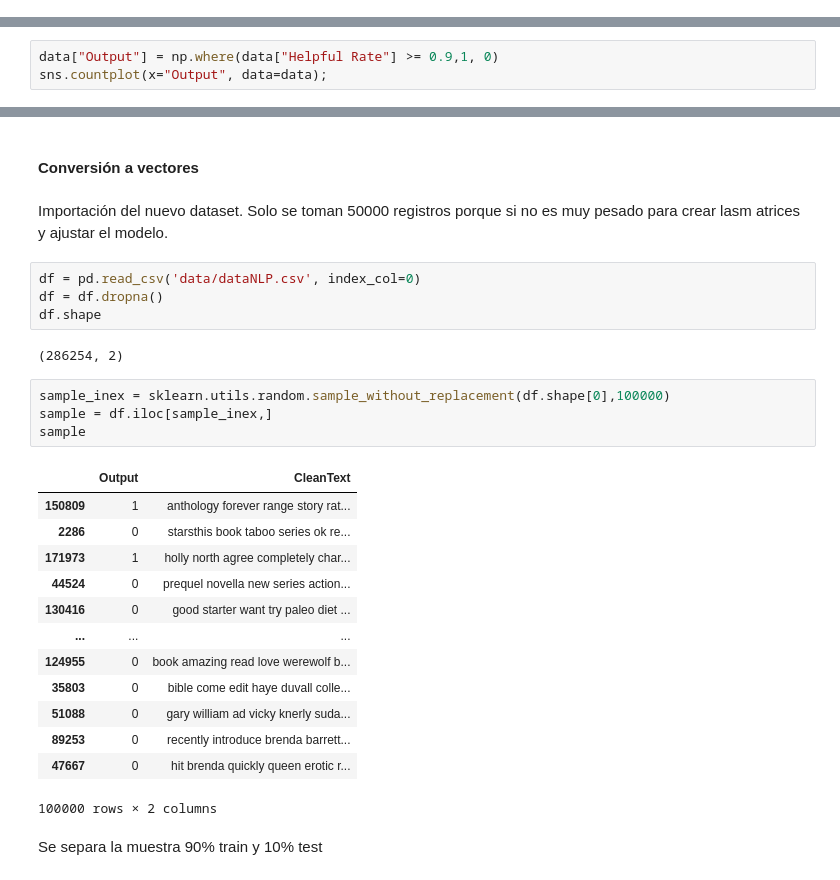
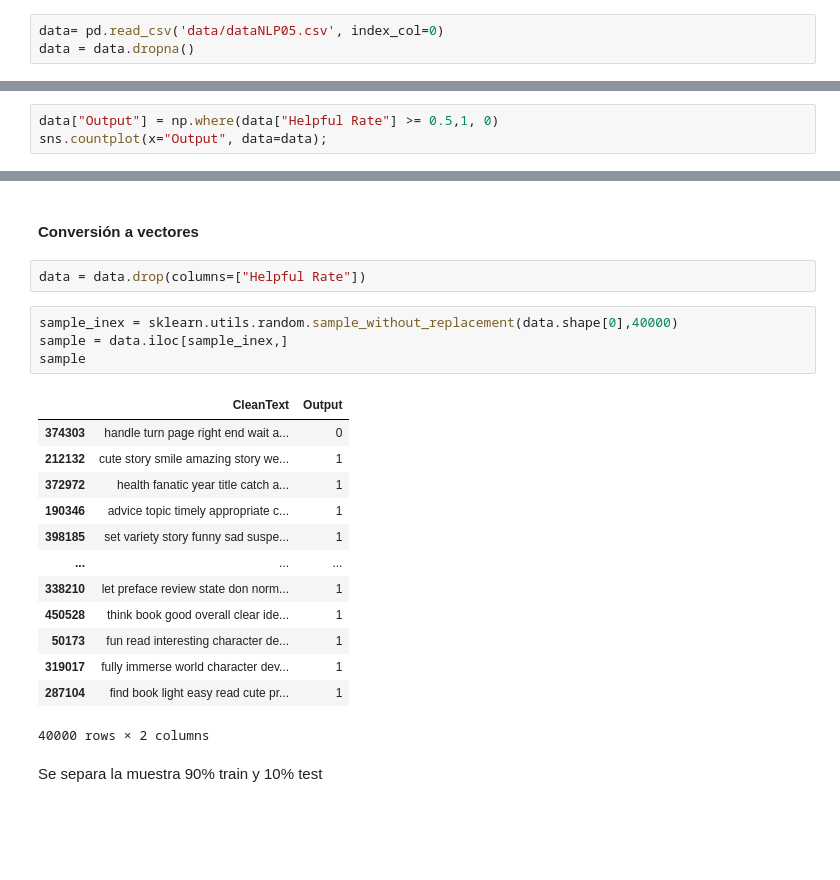
Before and after one commit to malvarezg1/BI, a Jupyter notebook: Proyecto 1/Proyecto 1- NLP.ipynb, the cells around one changed output, grey strips where cells are left out. Drawn from its saved outputs; the diff is of its cells as text; blank space fills up the shorter version.

```diff
--- a/Proyecto 1/Proyecto 1- NLP.ipynb
+++ b/Proyecto 1/Proyecto 1- NLP.ipynb
@@ -78,5 +140,8 @@ See the caveats in the documentation: https://pandas.pydata.org/pandas-docs/stab
 # %% [markdown]
 #### Análisis de los datos
+# %%
+data= pd.read_csv('data/dataNLP05.csv', index_col=0)
+data = data.dropna()
 # %% [markdown]
  Distribución de la tasa de postividad en helpfull
 # %%
@@ -86,6 +151,6 @@ sns.displot(data["Helpful Rate"],bins = 10).set(title="Distribución del helpful
 # %% [markdown]
 #### Definición  de la vriable de salida
 # %%
-data["Output"] = np.where(data["Helpful Rate"] >= 0.9,1, 0)
+data["Output"] = np.where(data["Helpful Rate"] >= 0.5,1, 0)
 sns.countplot(x="Output", data=data);
 # %% [output]
@@ -178,31 +189,25 @@ plt.show()
 # %% [markdown]
 #### Conversión a vectores
-# %% [markdown]
-Importación del nuevo dataset. Solo se toman  50000 registros porque si no es muy pesado para crear lasm atrices y ajustar el modelo.
-# %%
-df = pd.read_csv('data/dataNLP.csv', index_col=0)
-df = df.dropna()
-df.shape
-# %% [output]
-(286254, 2)
+# %%
+data = data.drop(columns=["Helpful Rate"])
 # %%
-sample_inex = sklearn.utils.random.sample_without_replacement(df.shape[0],100000)
-sample = df.iloc[sample_inex,]
+sample_inex = sklearn.utils.random.sample_without_replacement(data.shape[0],40000)
+sample = data.iloc[sample_inex,]
 sample
 # %% [output]
-|  | Output | CleanText |
-| 150809 | 1 | anthology forever range story rat... |
-| 2286 | 0 | starsthis book taboo series ok re... |
-| 171973 | 1 | holly north agree completely char... |
-| 44524 | 0 | prequel novella new series action... |
-| 130416 | 0 | good starter want try paleo diet ... |
+|  | CleanText | Output |
+| 374303 | handle turn page right end wait a... | 0 |
+| 212132 | cute story smile amazing story we... | 1 |
+| 372972 | health fanatic year title catch a... | 1 |
+| 190346 | advice topic timely appropriate c... | 1 |
+| 398185 | set variety story funny sad suspe... | 1 |
 | ... | ... | ... |
-| 124955 | 0 | book amazing read love werewolf b... |
-| 35803 | 0 | bible come edit haye duvall colle... |
-| 51088 | 0 | gary william ad vicky knerly suda... |
-| 89253 | 0 | recently introduce brenda barrett... |
-| 47667 | 0 | hit brenda quickly queen erotic r... |
+| 338210 | let preface review state don norm... | 1 |
+| 450528 | think book good overall clear ide... | 1 |
+| 50173 | fun read interesting character de... | 1 |
+| 319017 | fully immerse world character dev... | 1 |
+| 287104 | find book light easy read cute pr... | 1 |
-100000 rows × 2 columns
+40000 rows × 2 columns
 # %% [markdown]
 Se separa la muestra 90% train y 10% test
 # %%
```
Also changed, not shown: parts of 35 cells of this notebook.
